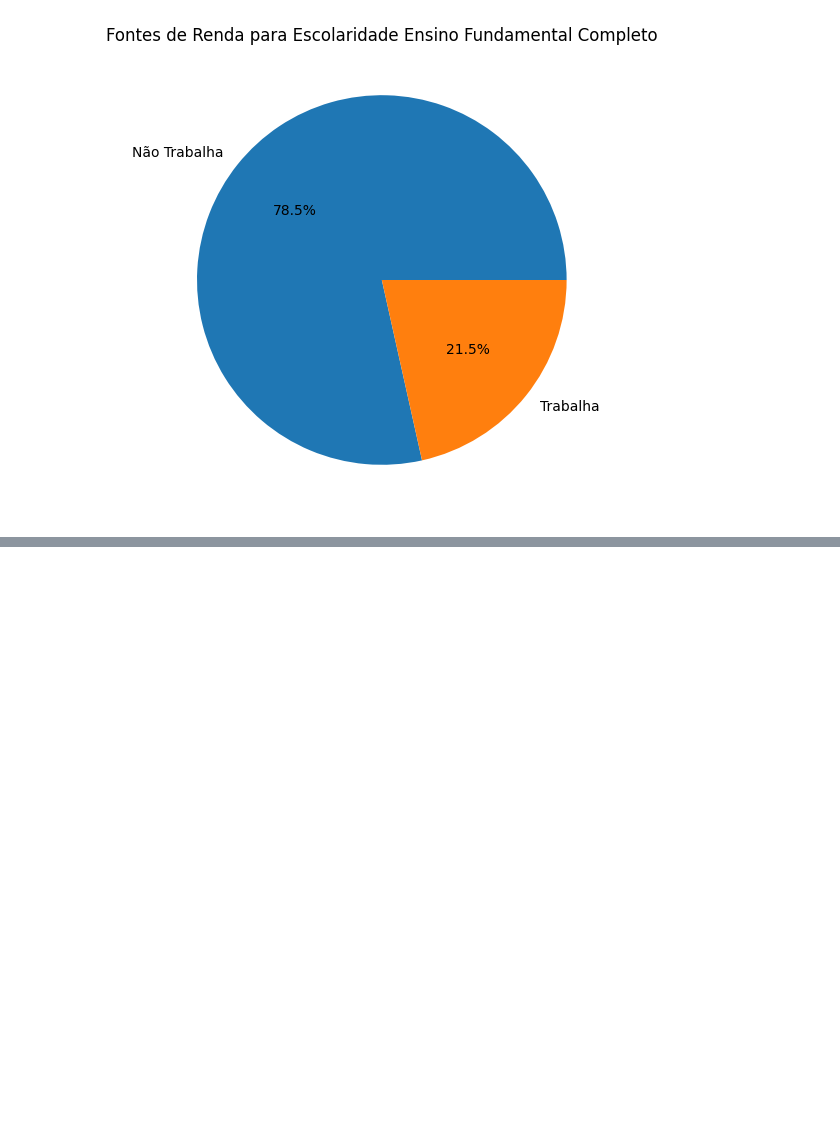
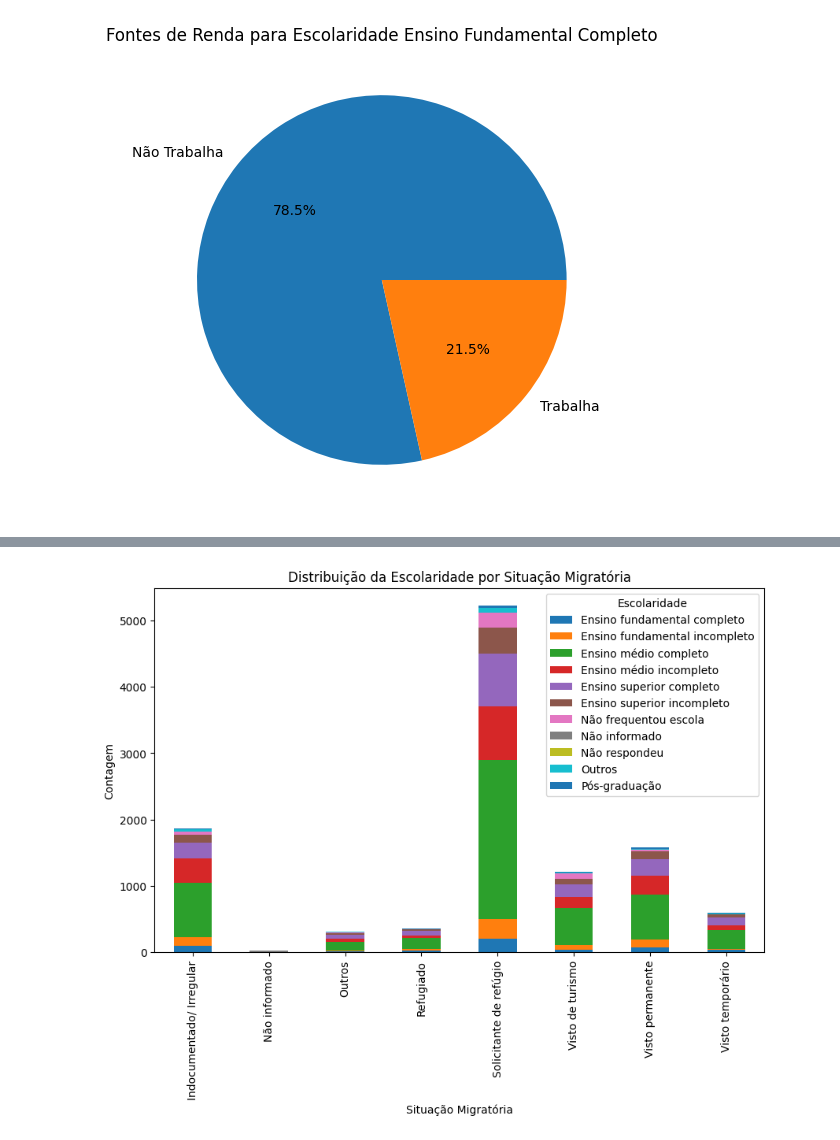
Before and after one commit to gabriel-lacerdaa/AnaliseDeDados, a Jupyter notebook: analise.ipynb, the cells around one changed output, grey strips where cells are left out. Cells and saved outputs as stored; diff of their text form; code cells hidden in the pictures; blank space fills up the shorter version.

```diff
--- a/analise.ipynb
+++ b/analise.ipynb
@@ -211,0 +232,15 @@ AttributeError: 'DataFrame' object has no attribute 'Head'
+# %%
+# Contar a frequência de escolaridade por situação migratória
+df = tabela_nova
+
+escolaridade_migratoria = df.groupby(['situacao_migratoria', 'escolaridade']).size().unstack()
+
+# Criar o gráfico de barras empilhadas
+escolaridade_migratoria.plot(kind='bar', stacked=True, figsize=(10, 6))
+plt.title('Distribuição da Escolaridade por Situação Migratória')
+plt.xlabel('Situação Migratória')
+plt.ylabel('Contagem')
+plt.legend(title='Escolaridade')
+plt.show()
+# %% [output]
+[figure, added]
```
Also changed, not shown: parts of 20 cells of this notebook.
